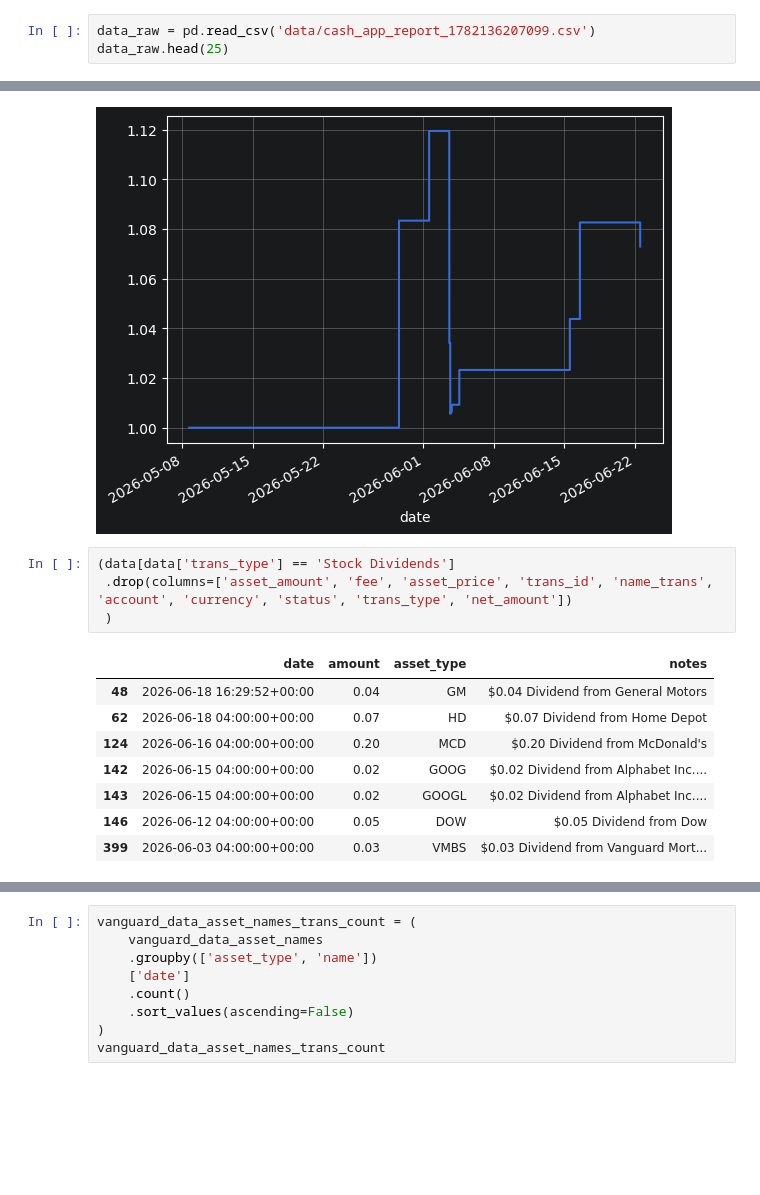
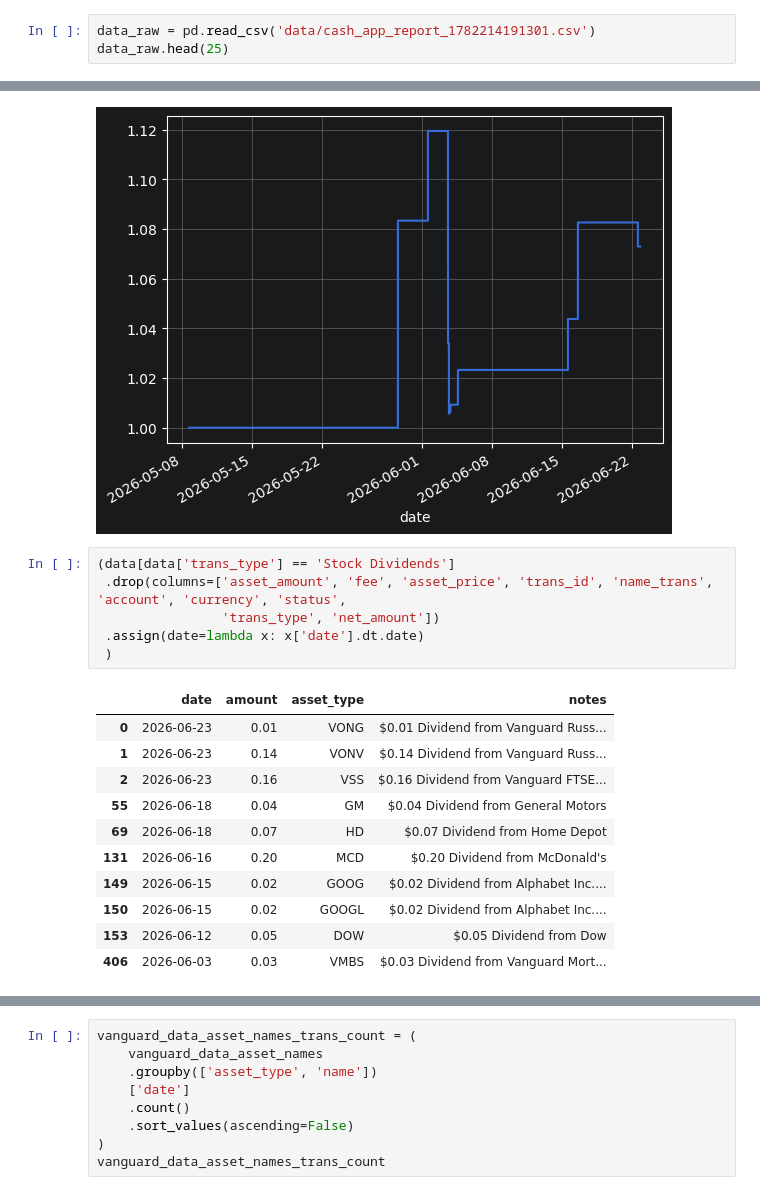
Before and after one commit to matthagy/cashapp_analysis, a Jupyter notebook: scratch0.ipynb, the cells around one changed output, grey strips where cells are left out. Drawn from its saved outputs; the diff is of its cells as text; blank space fills up the shorter version.

```diff
--- a/scratch0.ipynb
+++ b/scratch0.ipynb
@@ -11,7 +11,7 @@ import matplotlib.dates as mdates
 import pandas as pd
 import seaborn as sns
 # %%
-data_raw = pd.read_csv('data/cash_app_report_1782136207099.csv')
+data_raw = pd.read_csv('data/cash_app_report_1782214191301.csv')
 data_raw.head(25)
 # %% [output]
 |  | Date | Transaction ID | Transaction Type | Currency | Amount | Fee | Net Amount | Asset Type | ... |
@@ -621,17 +621,22 @@ plt.grid()
 [figure]
 # %%
 (data[data['trans_type'] == 'Stock Dividends']
- .drop(columns=['asset_amount', 'fee', 'asset_price', 'trans_id', 'name_trans', 'account', 'currency', 'status', 'trans_type', 'net_amount'])
+ .drop(columns=['asset_amount', 'fee', 'asset_price', 'trans_id', 'name_trans', 'account', 'currency', 'status',
+                'trans_type', 'net_amount'])
+ .assign(date=lambda x: x['date'].dt.date)
  )
 # %% [output]
 |  | date | amount | asset_type | notes |
-| 48 | 2026-06-18 16:29:52+00:00 | 0.04 | GM | $0.04 Dividend from General Motors |
-| 62 | 2026-06-18 04:00:00+00:00 | 0.07 | HD | $0.07 Dividend from Home Depot |
-| 124 | 2026-06-16 04:00:00+00:00 | 0.20 | MCD | $0.20 Dividend from McDonald's |
-| 142 | 2026-06-15 04:00:00+00:00 | 0.02 | GOOG | $0.02 Dividend from Alphabet Inc.... |
-| 143 | 2026-06-15 04:00:00+00:00 | 0.02 | GOOGL | $0.02 Dividend from Alphabet Inc.... |
-| 146 | 2026-06-12 04:00:00+00:00 | 0.05 | DOW | $0.05 Dividend from Dow |
-| 399 | 2026-06-03 04:00:00+00:00 | 0.03 | VMBS | $0.03 Dividend from Vanguard Mort... |
+| 0 | 2026-06-23 | 0.01 | VONG | $0.01 Dividend from Vanguard Russ... |
+| 1 | 2026-06-23 | 0.14 | VONV | $0.14 Dividend from Vanguard Russ... |
+| 2 | 2026-06-23 | 0.16 | VSS | $0.16 Dividend from Vanguard FTSE... |
+| 55 | 2026-06-18 | 0.04 | GM | $0.04 Dividend from General Motors |
+| 69 | 2026-06-18 | 0.07 | HD | $0.07 Dividend from Home Depot |
+| 131 | 2026-06-16 | 0.20 | MCD | $0.20 Dividend from McDonald's |
+| 149 | 2026-06-15 | 0.02 | GOOG | $0.02 Dividend from Alphabet Inc.... |
+| 150 | 2026-06-15 | 0.02 | GOOGL | $0.02 Dividend from Alphabet Inc.... |
+| 153 | 2026-06-12 | 0.05 | DOW | $0.05 Dividend from Dow |
+| 406 | 2026-06-03 | 0.03 | VMBS | $0.03 Dividend from Vanguard Mort... |
 # %%
 vanguard_data = (
     data[
```
Also changed, not shown: parts of 45 cells of this notebook, 1 other file.
